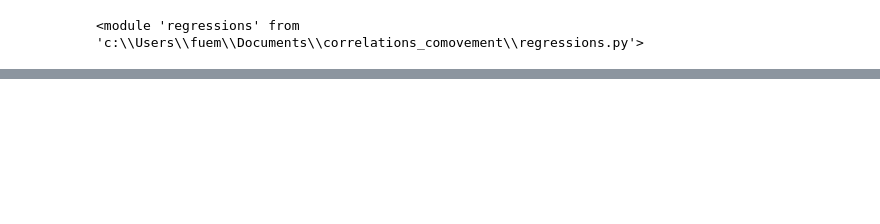
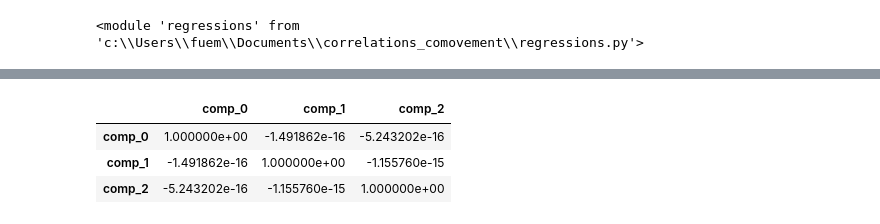
Before and after one commit to emilyfu1/correlationmodule, a Jupyter notebook: factormodelexploration.ipynb, the cells around one changed output, grey strips where cells are left out. Drawn from its saved outputs; the diff is of its cells as text; code cells hidden in the pictures; blank space fills up the shorter version.

```diff
--- a/factormodelexploration.ipynb
+++ b/factormodelexploration.ipynb
@@ -56,0 +126,8 @@ X13NotFoundError: x12a and x13as not found on path. Give the path, put them on P
+# %%
+factor_correlations = factors.corr()
+factor_correlations
+# %% [output]
+|  | comp_0 | comp_1 | comp_2 |
+| comp_0 | 1.000000e+00 | -1.491862e-16 | -5.243202e-16 |
+| comp_1 | -1.491862e-16 | 1.000000e+00 | -1.155760e-15 |
+| comp_2 | -5.243202e-16 | -1.155760e-15 | 1.000000e+00 |
```
Also changed, not shown: parts of 7 cells of this notebook.
